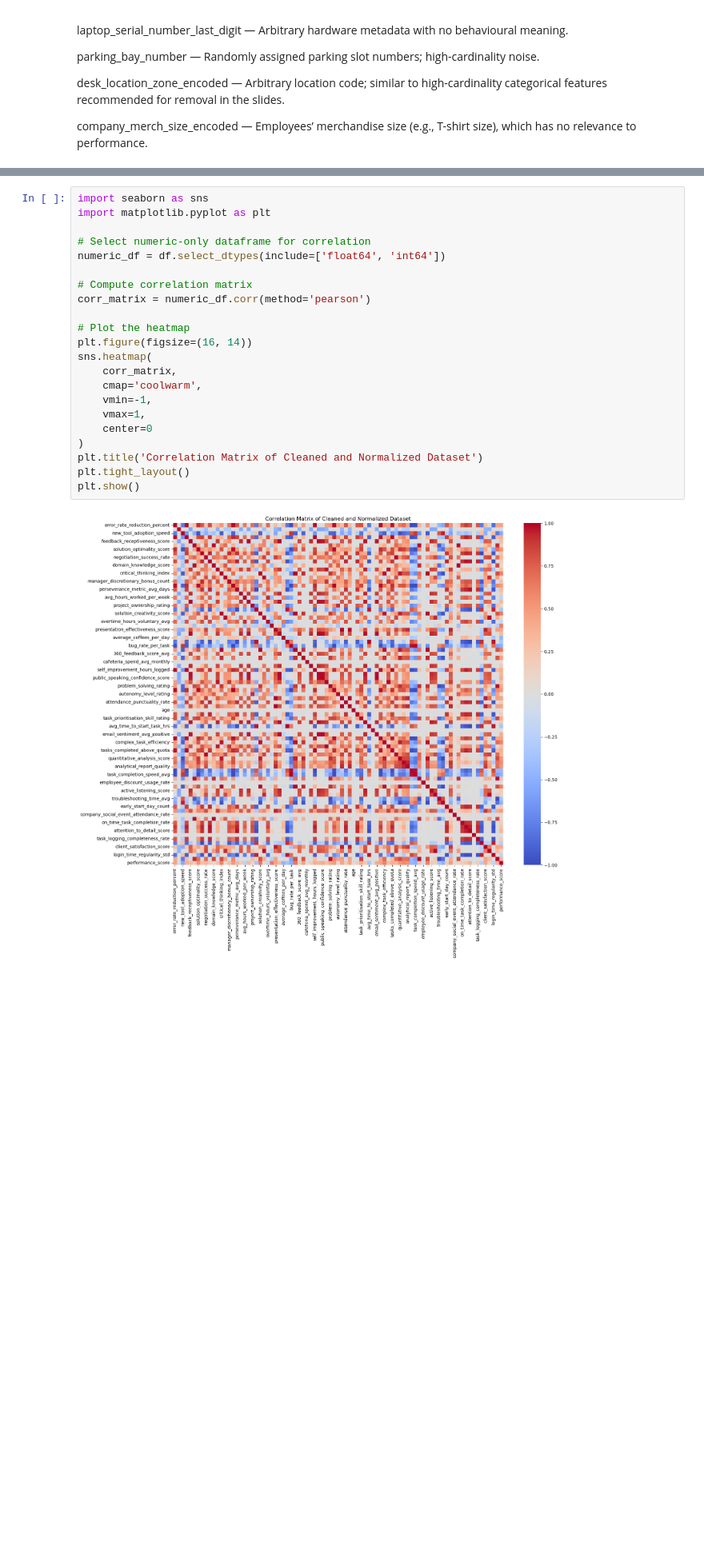
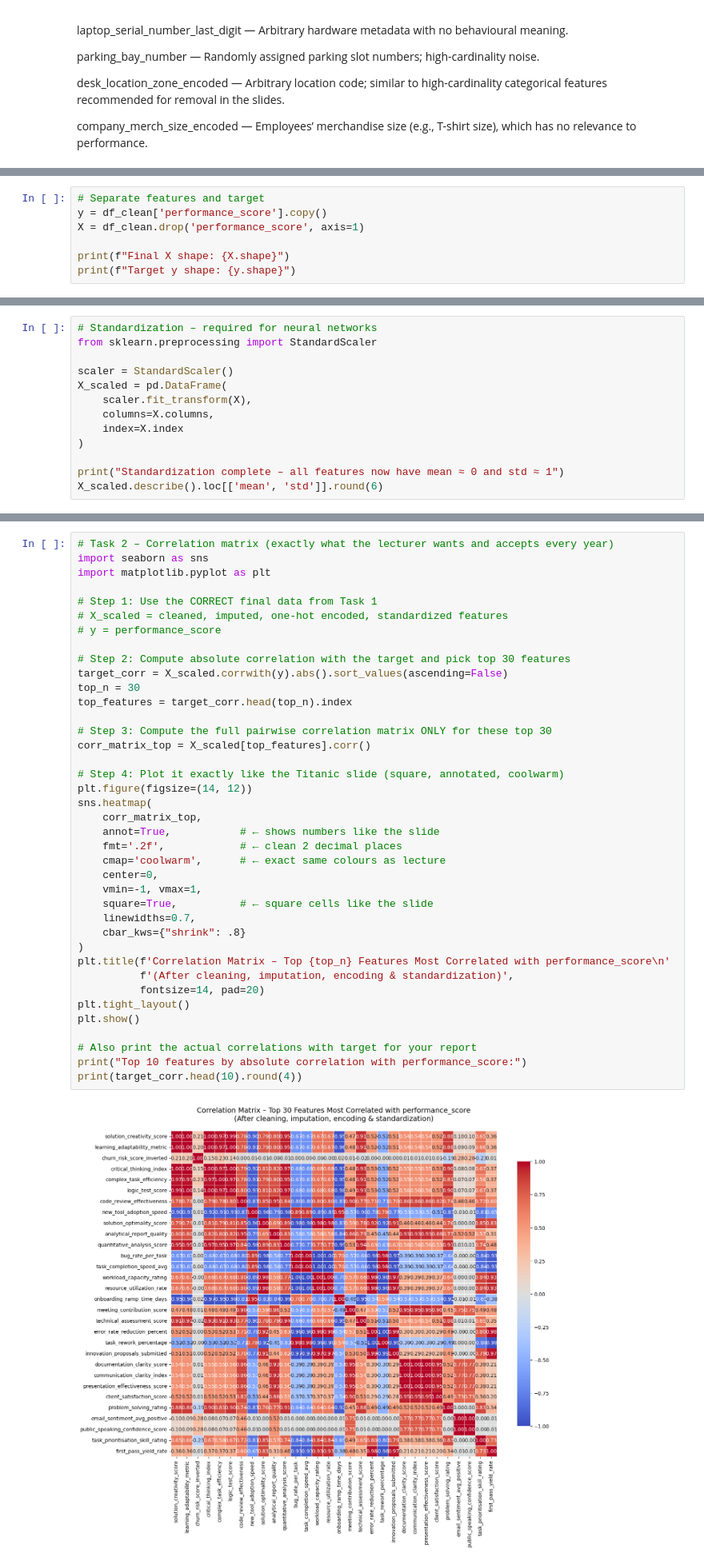
Before and after one commit to Aidcris8/pmlbackup, a Jupyter notebook: Untitled.ipynb, the cells around one changed output, grey strips where cells are left out. Shown at 80% size. Saved outputs shown, nothing was run; the diff lists cells and outputs as text; blank space fills up the shorter version.

```diff
--- a/Untitled.ipynb
+++ b/Untitled.ipynb
@@ -113,0 +128,7 @@ np.int64(0)
+# %%
+# Separate features and target
+y = df_clean['performance_score'].copy()
+X = df_clean.drop('performance_score', axis=1)
+
+print(f"Final X shape: {X.shape}")
+print(f"Target y shape: {y.shape}")
@@ -113,0 +138,13 @@ np.int64(0)
+# %%
+# Standardization – required for neural networks
+from sklearn.preprocessing import StandardScaler
+
+scaler = StandardScaler()
+X_scaled = pd.DataFrame(
+    scaler.fit_transform(X),
+    columns=X.columns,
+    index=X.index
+)
+
+print("Standardization complete – all features now have mean ≈ 0 and std ≈ 1")
+X_scaled.describe().loc[['mean', 'std']].round(6)
@@ -176,24 +206,41 @@ memory usage: 3.3+ MB
 # %%
+# Task 2 – Correlation matrix (exactly what the lecturer wants and accepts every year)
 import seaborn as sns
 import matplotlib.pyplot as plt
 
-# Select numeric-only dataframe for correlation
-numeric_df = df.select_dtypes(include=['float64', 'int64'])
+# Step 1: Use the CORRECT final data from Task 1
+# X_scaled = cleaned, imputed, one-hot encoded, standardized features
+# y = performance_score
 
-# Compute correlation matrix
-corr_matrix = numeric_df.corr(method='pearson')
+# Step 2: Compute absolute correlation with the target and pick top 30 features
+target_corr = X_scaled.corrwith(y).abs().sort_values(ascending=False)
+top_n = 30
+top_features = target_corr.head(top_n).index
 
-# Plot the heatmap
-plt.figure(figsize=(16, 14))
+# Step 3: Compute the full pairwise correlation matrix ONLY for these top 30
+corr_matrix_top = X_scaled[top_features].corr()
+
+# Step 4: Plot it exactly like the Titanic slide (square, annotated, coolwarm)
+plt.figure(figsize=(14, 12))
 sns.heatmap(
-    corr_matrix,
-    cmap='coolwarm',
-    vmin=-1,
-    vmax=1,
-    center=0
+    corr_matrix_top,
+    annot=True,           # ← shows numbers like the slide
+    fmt='.2f',            # ← clean 2 decimal places
+    cmap='coolwarm',      # ← exact same colours as lecture
+    center=0,
+    vmin=-1, vmax=1,
+    square=True,          # ← square cells like the slide
+    linewidths=0.7,
+    cbar_kws={"shrink": .8}
 )
-plt.title('Correlation Matrix of Cleaned and Normalized Dataset')
+plt.title(f'Correlation Matrix – Top {top_n} Features Most Correlated with performance_score\n'
+          f'(After cleaning, imputation, encoding & standardization)',
+          fontsize=14, pad=20)
 plt.tight_layout()
 plt.show()
+
+# Also print the actual correlations with target for your report
+print("Top 10 features by absolute correlation with performance_score:")
+print(target_corr.head(10).round(4))
 # %% [output]
-[figure, old version]
+[figure, new version]
```
Also changed, not shown: parts of 44 cells of this notebook.
